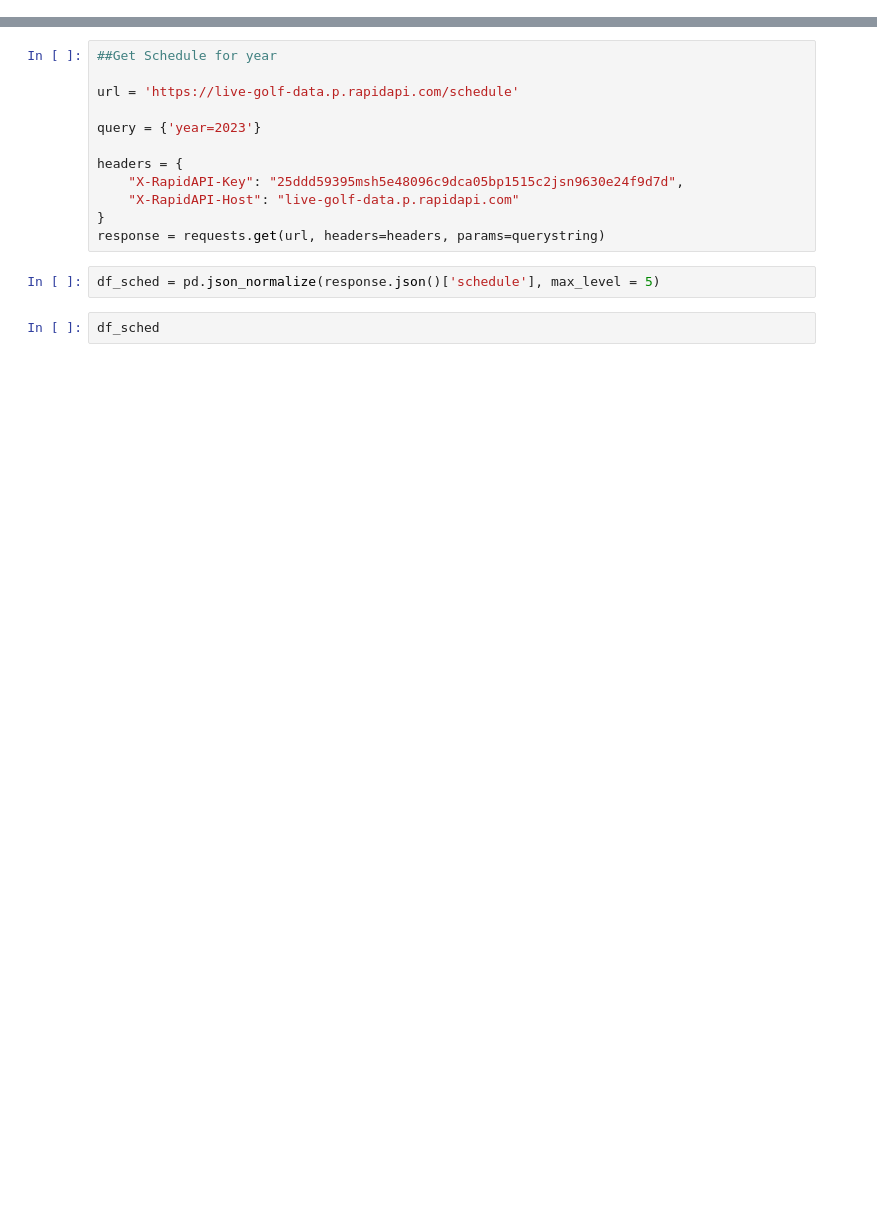
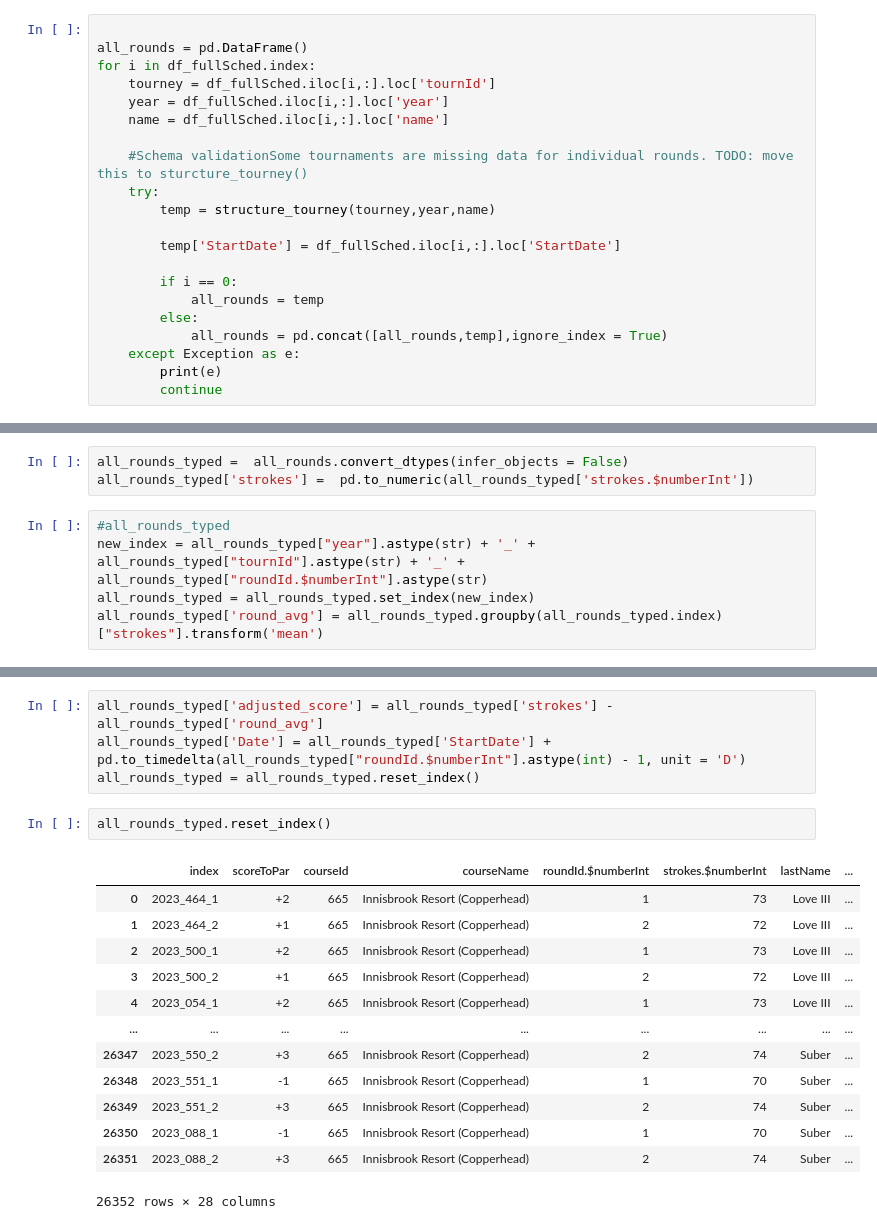
Before and after one commit to evanhk/PGA-Model, a Jupyter notebook: PGA.ipynb, the cells around one changed output, grey strips where cells are left out. Cells and saved outputs as stored; diff of their text form; blank space fills up the shorter version.

```diff
--- a/PGA.ipynb
+++ b/PGA.ipynb
@@ -35,0 +73,21 @@ df_val.describe()
+# %%
+
+all_rounds = pd.DataFrame()
+for i in df_fullSched.index:
+    tourney = df_fullSched.iloc[i,:].loc['tournId']
+    year = df_fullSched.iloc[i,:].loc['year']
+    name = df_fullSched.iloc[i,:].loc['name']
+
+    #Schema validationSome tournaments are missing data for individual rounds. TODO: move this to sturcture_tourney()
+    try:
+        temp = structure_tourney(tourney,year,name)
+
+        temp['StartDate'] = df_fullSched.iloc[i,:].loc['StartDate']
+
+        if i == 0:
+            all_rounds = temp
+        else:
+            all_rounds = pd.concat([all_rounds,temp],ignore_index = True)
+    except Exception as e:
+        print(e)
+        continue
@@ -36 +114,9 @@ df_val.describe()
+# %%
+all_rounds_typed =  all_rounds.convert_dtypes(infer_objects = False)
+all_rounds_typed['strokes'] =  pd.to_numeric(all_rounds_typed['strokes.$numberInt'])
+# %%
+#all_rounds_typed
+new_index = all_rounds_typed["year"].astype(str) + '_' + all_rounds_typed["tournId"].astype(str) + '_' + all_rounds_typed["roundId.$numberInt"].astype(str)
+all_rounds_typed = all_rounds_typed.set_index(new_index)
+all_rounds_typed['round_avg'] = all_rounds_typed.groupby(all_rounds_typed.index)["strokes"].transform('mean')
 # %%
@@ -38,16 +131,20 @@ df_val.head()
-# %%
-##Get Schedule for year
-
-url = 'https://live-golf-data.p.rapidapi.com/schedule'
-
-query = {'year=2023'}
-
-headers = {
-    "X-RapidAPI-Key": "25ddd59395msh5e48096c9dca05bp1515c2jsn9630e24f9d7d",
-    "X-RapidAPI-Host": "live-golf-data.p.rapidapi.com"
-}
-response = requests.get(url, headers=headers, params=querystring)
-# %%
-df_sched = pd.json_normalize(response.json()['schedule'], max_level = 5)
-# %%
-df_sched
+# %%
+all_rounds_typed['adjusted_score'] = all_rounds_typed['strokes'] - all_rounds_typed['round_avg']
+all_rounds_typed['Date'] = all_rounds_typed['StartDate'] + pd.to_timedelta(all_rounds_typed["roundId.$numberInt"].astype(int) - 1, unit = 'D')
+all_rounds_typed = all_rounds_typed.reset_index()
+# %%
+all_rounds_typed.reset_index()
+# %% [output]
+|  | index | scoreToPar | courseId | courseName | roundId.$numberInt | strokes.$numberInt | lastName | ... |
+| 0 | 2023_464_1 | +2 | 665 | Innisbrook Resort (Copperhead) | 1 | 73 | Love III | ... |
+| 1 | 2023_464_2 | +1 | 665 | Innisbrook Resort (Copperhead) | 2 | 72 | Love III | ... |
+| 2 | 2023_500_1 | +2 | 665 | Innisbrook Resort (Copperhead) | 1 | 73 | Love III | ... |
+| 3 | 2023_500_2 | +1 | 665 | Innisbrook Resort (Copperhead) | 2 | 72 | Love III | ... |
+| 4 | 2023_054_1 | +2 | 665 | Innisbrook Resort (Copperhead) | 1 | 73 | Love III | ... |
+| ... | ... | ... | ... | ... | ... | ... | ... | ... |
+| 26347 | 2023_550_2 | +3 | 665 | Innisbrook Resort (Copperhead) | 2 | 74 | Suber | ... |
+| 26348 | 2023_551_1 | -1 | 665 | Innisbrook Resort (Copperhead) | 1 | 70 | Suber | ... |
+| 26349 | 2023_551_2 | +3 | 665 | Innisbrook Resort (Copperhead) | 2 | 74 | Suber | ... |
+| 26350 | 2023_088_1 | -1 | 665 | Innisbrook Resort (Copperhead) | 1 | 70 | Suber | ... |
+| 26351 | 2023_088_2 | +3 | 665 | Innisbrook Resort (Copperhead) | 2 | 74 | Suber | ... |
+26352 rows × 28 columns
```
Also changed, not shown: parts of 21 cells of this notebook.
